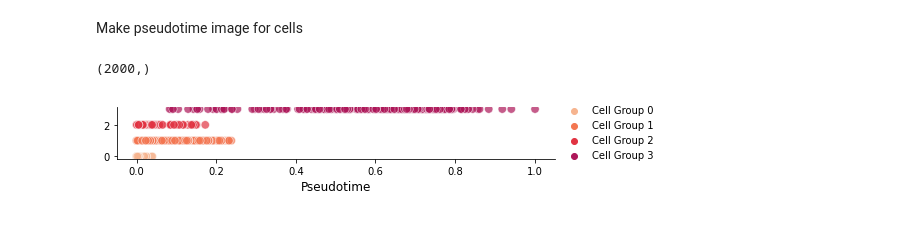
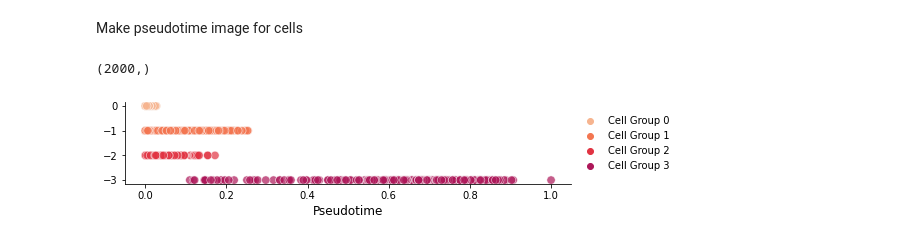
Before and after one commit to pachterlab/GFCP_2022, a Jupyter notebook: notebooks/abcd_sim.ipynb, the cells around one changed output. Saved outputs shown, nothing was run; the diff lists cells and outputs as text; code cells hidden in the pictures.

Commit message:
Flip plotting order

```diff
--- a/notebooks/abcd_sim.ipynb
+++ b/notebooks/abcd_sim.ipynb
@@ -182,27 +182,27 @@ dists = (dists-np.min(dists))/np.max(dists) #0 to 1 like pseudotime
 # %%
 fig, ax = plt.subplots(nrows = 1, ncols = 1, figsize=(8,1.5))
 names = ['Cell Group '+str(i) for i in vlm.ca['celltype']]
-ys = [0]*len(names) + np.random.normal(0,0.05,len(names))
-sns.scatterplot(dists + np.random.normal(0,0.02,len(names))**2,
-                vlm.ca['celltype'],hue=pd.Categorical(names),
+#ys = [0]*len(names) + np.random.normal(0,0.05,len(names))
+sns.scatterplot(dists ,
+                vlm.ca['celltype']*-1,hue=pd.Categorical(names),
                 alpha=0.7,palette=sns.color_palette("rocket")[::-1][0:4],
-                s=70)
+                s=70) #np.random.normal(0,0.02,len(names))**2
 
 
 # ---- Figure aesthetics ---
 
 handles, labels = plt.gca().get_legend_handles_labels()
 by_label = dict(zip(labels, handles))
 ax.legend(by_label.values(), by_label.keys(),loc='center left',bbox_to_anchor=(1, 0.5),prop={'size': 10},frameon=False,ncol=1)
 
 # Hide the right and top spines
 ax.spines['right'].set_visible(False)
 ax.spines['top'].set_visible(False)
 
 ax.set_xlabel('Pseudotime',fontsize=12)
 
 
-fig.tight_layout()
+#fig.tight_layout()
 plt.savefig('pseudotime.pdf')
 # %% [output]
-[figure, old version]
+[figure, new version]
```
Also changed, not shown: parts of 3 cells of this notebook.
